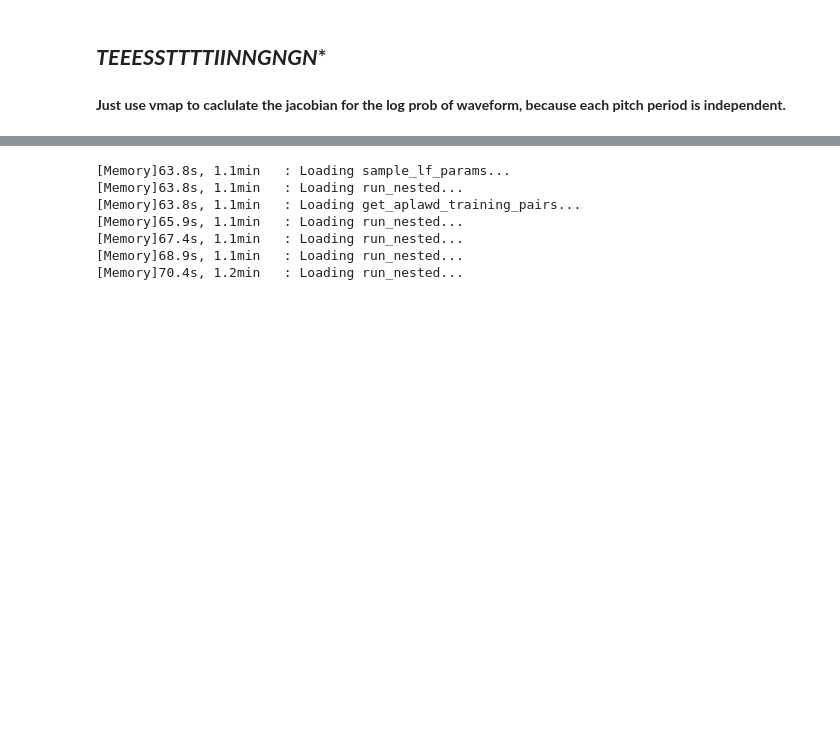
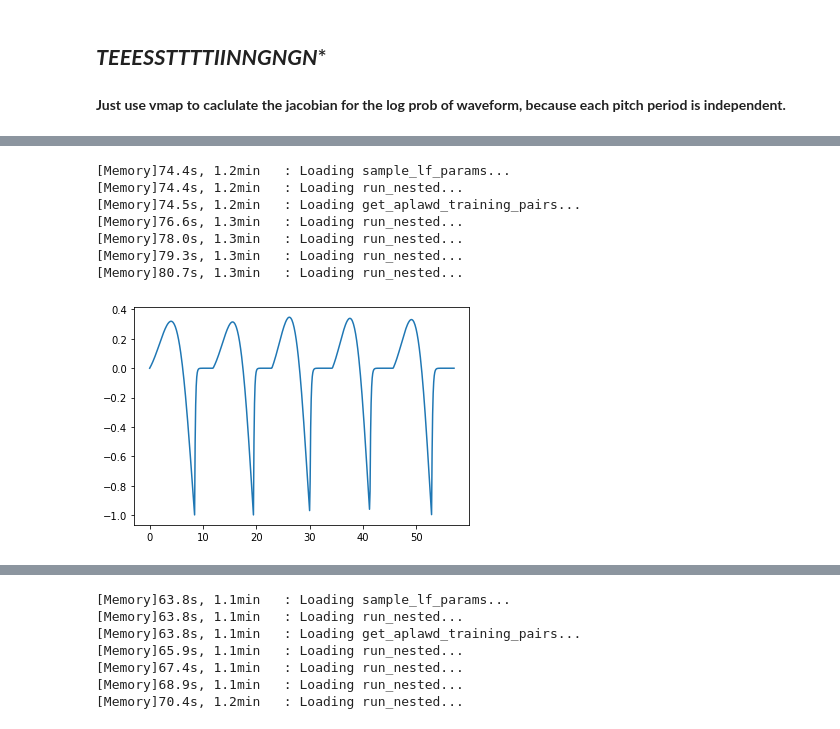
Before and after one commit to mvsoom/thesis-py, a Jupyter notebook: dgf/prior/lf.ipynb, the cells around one changed output, grey strips where cells are left out. Cells and saved outputs as stored; diff of their text form; code cells hidden in the pictures; blank space fills up the shorter version.

```diff
--- a/dgf/prior/lf.ipynb
+++ b/dgf/prior/lf.ipynb
@@ -206,5 +206,5 @@ Then add noise to the waveform and calculate the probability of the DGF train wi
 # %% [markdown]
 **Just use vmap to caclulate the jacobian for the log prob of waveform, because each pitch period is independent.**
 # %%
-prior = lf.generic_params_trajectory_prior(1)
+prior = lf.generic_params_trajectory_prior(2)
 # %% [output]
@@ -234,0 +251,15 @@ sample_and_log_prob_xt(prior, jaxkey())
+# %%
+with scope():
+    num_pitch_periods = 5
+    prior = lf.generic_params_trajectory_prior(num_pitch_periods)
+    t, u = lf.sample_dgf(num_pitch_periods, prior, 5487687)
+    plot(t, u)
+# %% [output]
+[Memory]74.4s, 1.2min   : Loading sample_lf_params...
+[Memory]74.4s, 1.2min   : Loading run_nested...
+[Memory]74.5s, 1.2min   : Loading get_aplawd_training_pairs...
+[Memory]76.6s, 1.3min   : Loading run_nested...
+[Memory]78.0s, 1.3min   : Loading run_nested...
+[Memory]79.3s, 1.3min   : Loading run_nested...
+[Memory]80.7s, 1.3min   : Loading run_nested...
+[figure, added]
```
Also changed, not shown: parts of 11 cells of this notebook, 4 other files.
